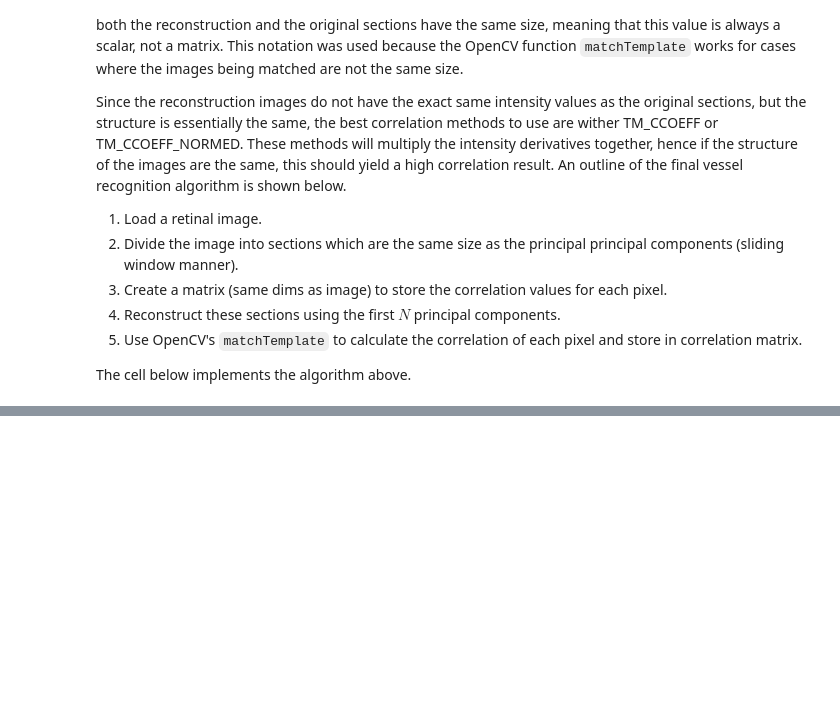
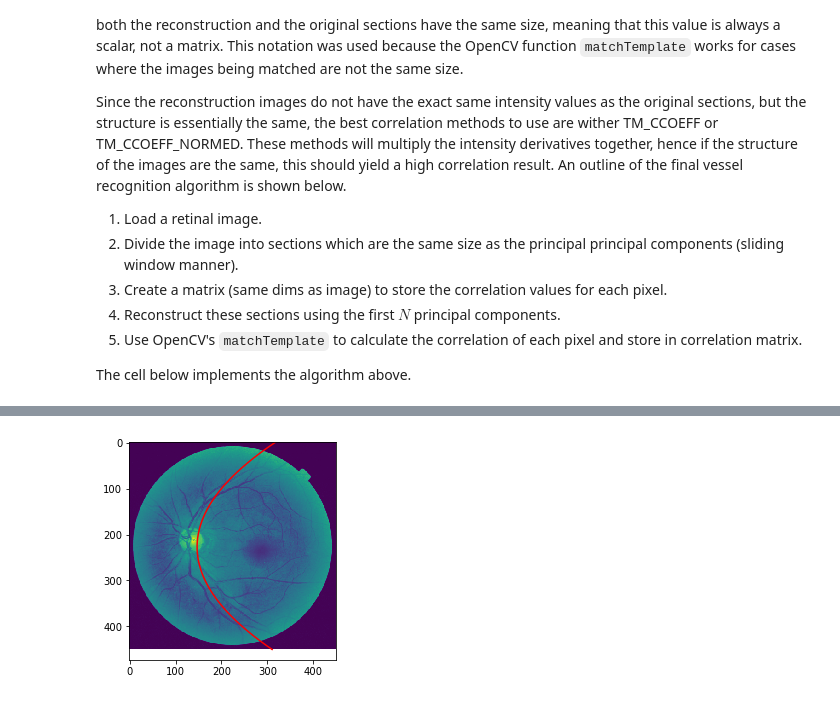
Before and after one commit to matheusgomes28/darwin, a Jupyter notebook: OD Detection/PCA reconstruction.ipynb, the cells around one changed output, grey strips where cells are left out. Cells and saved outputs as stored; diff of their text form; code cells hidden in the pictures; blank space fills up the shorter version.

```diff
--- a/OD Detection/PCA reconstruction.ipynb
+++ b/OD Detection/PCA reconstruction.ipynb
@@ -233,0 +236,28 @@ fig.tight_layout(); plt.show();
+# %%
+# Generating the points
+max_weight = 5
+cv2.normalize(corr_array, corr_array, 0, max_weight, cv2.NORM_MINMAX)
+corr_array = np.round(corr_array)
+points = np.empty((2,0), dtype=int)
+
+for w in range(1, max_weight):
+    # Corresponding layer in depth matrix is bool repr.
+    # corresponding weight locations
+    coords = np.vstack(np.where(corr_array == w))
+    points = np.hstack((points, np.repeat(coords, w, axis=1)))
+
+from scipy.optimize import curve_fit
+
+def func(x, a, b, c):
+    return a*x**2 + b*x + c
+
+params, ppcov = curve_fit(func, points[0,:], points[1,:])
+b, c, d = params
+
+Xs = np.linspace(0, 450, 2000)
+Ys = b*Xs**2 + c*Xs + d
+
+plt.imshow(image)
+plt.plot(Ys, Xs, "r");
+# %% [output]
+[figure, added]
```
Also changed, not shown: parts of 6 cells of this notebook, 1 other file.
